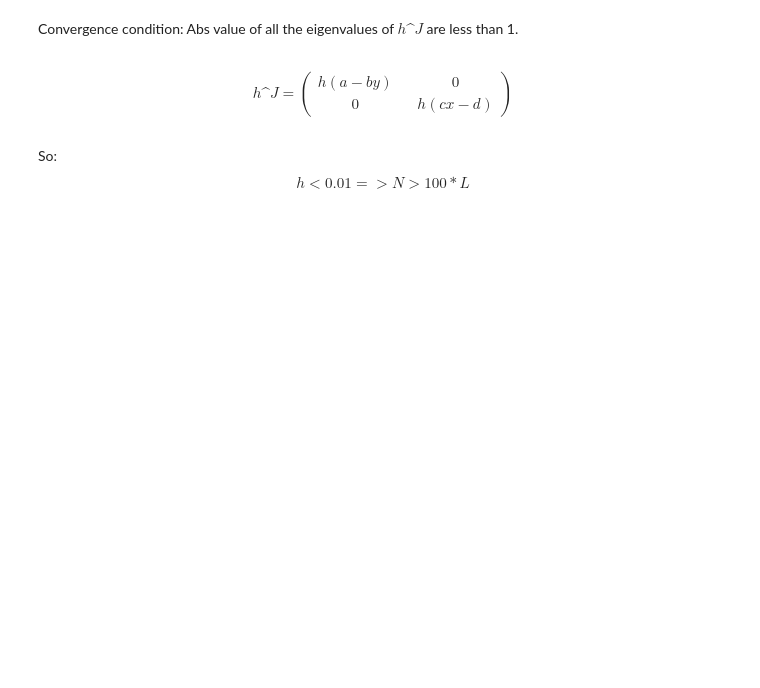
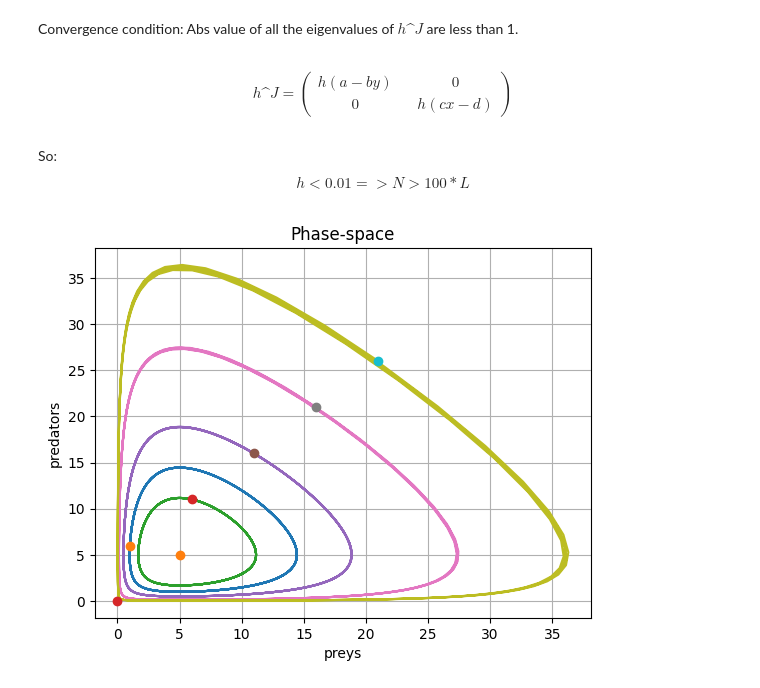
Before and after one commit to CuSynth/computational-physics, a Jupyter notebook: # 7 Predator-Prey/solution.ipynb, the cells around one changed output. Saved outputs shown, nothing was run; the diff lists cells and outputs as text; code cells hidden in the pictures; blank space fills up the shorter version.

```diff
--- a/# 7 Predator-Prey/solution.ipynb
+++ b/# 7 Predator-Prey/solution.ipynb
@@ -106,3 +53,36 @@ So:
 $$
 h<0.01 => N > 100*L
 $$
+# %%
+t_0 = 0
+
+t_from = 0
+t_to = 5
+
+N = 1000
+h = (t_to-t_from)/N
+
+r_from = 1
+r_to = 25
+r_step = 5
+
+
+R = [[i, i+5] for i in range(r_from, r_to, r_step)]
+
+R.append([a/b, d/c])
+R.append([0, 0])
+
+for r0 in R:
+    x, y = RK2(r0, h, N)
+    plt.plot(x, y, '-')
+    plt.plot(r0[0], r0[1], 'o')
+
+plt.grid()
+# plt.xlim([r_from-2, r_to+10])
+# plt.ylim([r_from-2, r_to+10])
+plt.xlabel('preys')
+plt.ylabel('predators')
+plt.title('Phase-space')
+plt.show()
+# %% [output]
+[figure, added]
```
Also changed, not shown: parts of 6 cells of this notebook.
